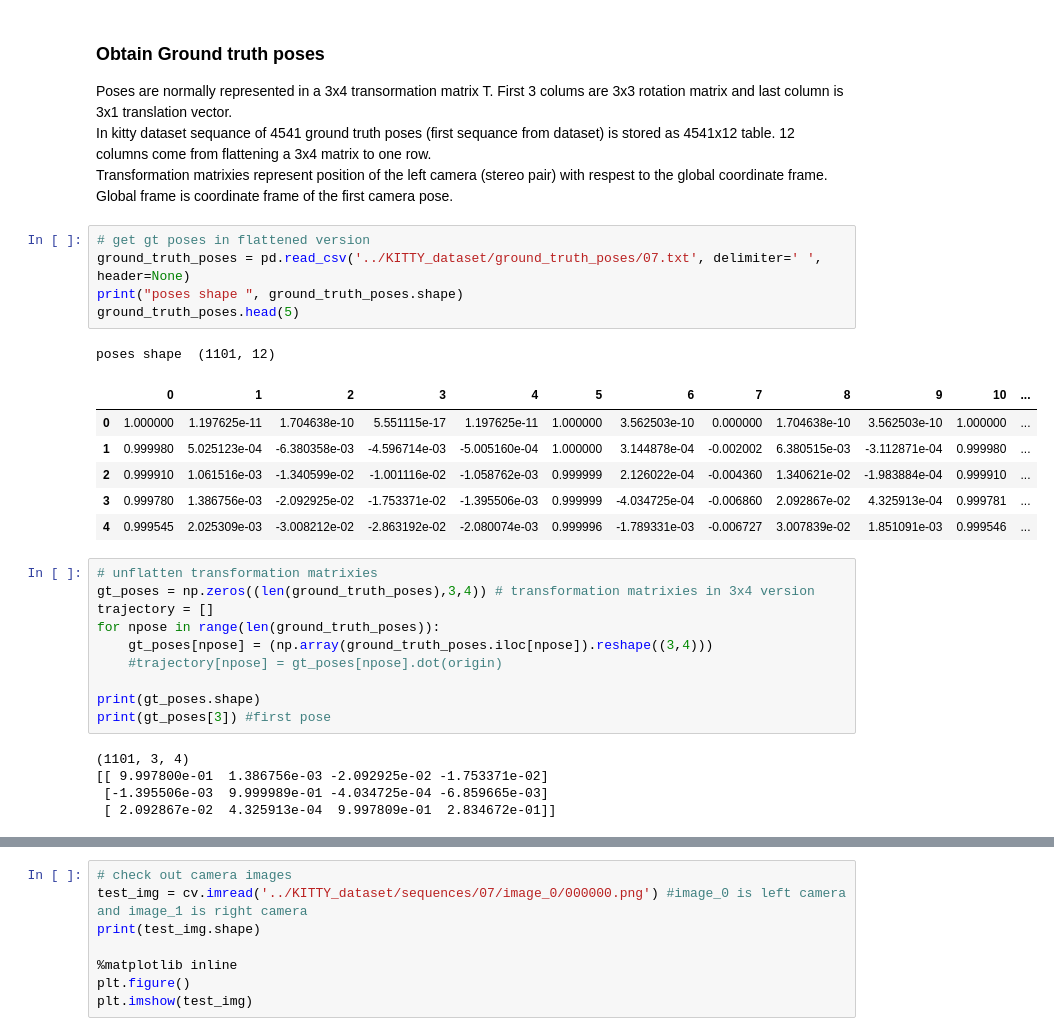
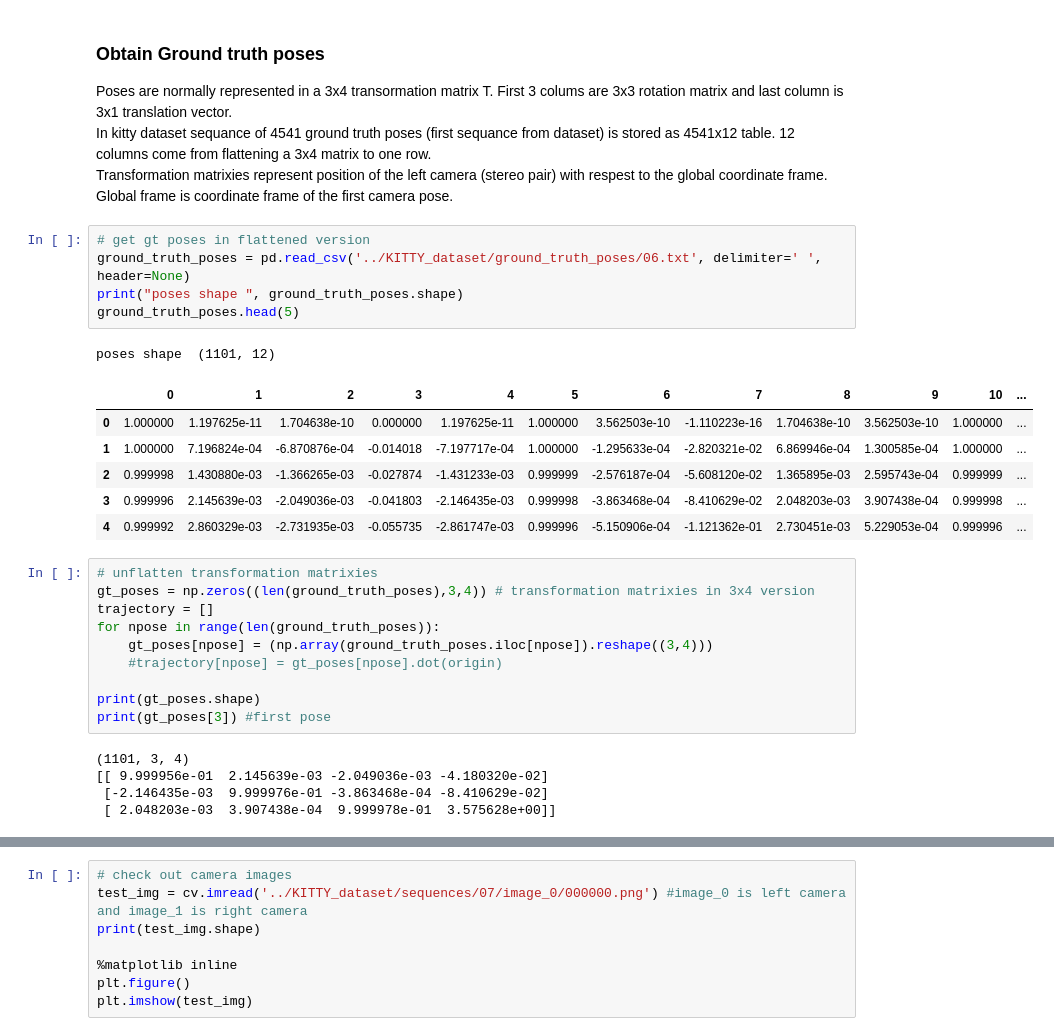
Before and after one commit to DizkiBorsuk/VisualSlam, a Jupyter notebook: visual_slam_py/kitty_analysis.ipynb, the cells around one changed output, grey strips where cells are left out. Saved outputs shown, nothing was run; the diff lists cells and outputs as text.

```diff
--- a/visual_slam_py/kitty_analysis.ipynb
+++ b/visual_slam_py/kitty_analysis.ipynb
@@ -15,17 +15,17 @@ Poses are normally represented in a 3x4 transormation matrix T. First 3 colums a
 In kitty dataset sequance of 4541 ground truth poses (first sequance from dataset) is stored as 4541x12 table. 12 columns come from flattening a 3x4 matrix to one row. <br> Transformation matrixies represent position of the left camera (stereo pair) with respest to the global coordinate frame. Global frame is coordinate frame of the first camera pose.
 # %%
 # get gt poses in flattened version
-ground_truth_poses = pd.read_csv('../KITTY_dataset/ground_truth_poses/07.txt', delimiter=' ', header=None)
+ground_truth_poses = pd.read_csv('../KITTY_dataset/ground_truth_poses/06.txt', delimiter=' ', header=None)
 print("poses shape ", ground_truth_poses.shape)
 ground_truth_poses.head(5)
 # %% [output]
 poses shape  (1101, 12)
 |  | 0 | 1 | 2 | 3 | 4 | 5 | 6 | 7 | 8 | 9 | 10 | ... |
-| 0 | 1.000000 | 1.197625e-11 | 1.704638e-10 | 5.551115e-17 | 1.197625e-11 | 1.000000 | 3.562503e-10 | 0.000000 | 1.704638e-10 | 3.562503e-10 | 1.000000 | ... |
-| 1 | 0.999980 | 5.025123e-04 | -6.380358e-03 | -4.596714e-03 | -5.005160e-04 | 1.000000 | 3.144878e-04 | -0.002002 | 6.380515e-03 | -3.112871e-04 | 0.999980 | ... |
-| 2 | 0.999910 | 1.061516e-03 | -1.340599e-02 | -1.001116e-02 | -1.058762e-03 | 0.999999 | 2.126022e-04 | -0.004360 | 1.340621e-02 | -1.983884e-04 | 0.999910 | ... |
-| 3 | 0.999780 | 1.386756e-03 | -2.092925e-02 | -1.753371e-02 | -1.395506e-03 | 0.999999 | -4.034725e-04 | -0.006860 | 2.092867e-02 | 4.325913e-04 | 0.999781 | ... |
-| 4 | 0.999545 | 2.025309e-03 | -3.008212e-02 | -2.863192e-02 | -2.080074e-03 | 0.999996 | -1.789331e-03 | -0.006727 | 3.007839e-02 | 1.851091e-03 | 0.999546 | ... |
+| 0 | 1.000000 | 1.197625e-11 | 1.704638e-10 | 0.000000 | 1.197625e-11 | 1.000000 | 3.562503e-10 | -1.110223e-16 | 1.704638e-10 | 3.562503e-10 | 1.000000 | ... |
+| 1 | 1.000000 | 7.196824e-04 | -6.870876e-04 | -0.014018 | -7.197717e-04 | 1.000000 | -1.295633e-04 | -2.820321e-02 | 6.869946e-04 | 1.300585e-04 | 1.000000 | ... |
+| 2 | 0.999998 | 1.430880e-03 | -1.366265e-03 | -0.027874 | -1.431233e-03 | 0.999999 | -2.576187e-04 | -5.608120e-02 | 1.365895e-03 | 2.595743e-04 | 0.999999 | ... |
+| 3 | 0.999996 | 2.145639e-03 | -2.049036e-03 | -0.041803 | -2.146435e-03 | 0.999998 | -3.863468e-04 | -8.410629e-02 | 2.048203e-03 | 3.907438e-04 | 0.999998 | ... |
+| 4 | 0.999992 | 2.860329e-03 | -2.731935e-03 | -0.055735 | -2.861747e-03 | 0.999996 | -5.150906e-04 | -1.121362e-01 | 2.730451e-03 | 5.229053e-04 | 0.999996 | ... |
 # %%
 # unflatten transformation matrixies
 gt_poses = np.zeros((len(ground_truth_poses),3,4)) # transformation matrixies in 3x4 version
@@ -38,9 +38,9 @@ print(gt_poses.shape)
 print(gt_poses[3]) #first pose
 # %% [output]
 (1101, 3, 4)
-[[ 9.997800e-01  1.386756e-03 -2.092925e-02 -1.753371e-02]
- [-1.395506e-03  9.999989e-01 -4.034725e-04 -6.859665e-03]
- [ 2.092867e-02  4.325913e-04  9.997809e-01  2.834672e-01]]
+[[ 9.999956e-01  2.145639e-03 -2.049036e-03 -4.180320e-02]
+ [-2.146435e-03  9.999976e-01 -3.863468e-04 -8.410629e-02]
+ [ 2.048203e-03  3.907438e-04  9.999978e-01  3.575628e+00]]
 # %%
 # to calculate camera position relative to global frame we need to have camera frame/camera origin
 camera_origin = np.array([0,0,0,1]) # x,y,z,theta
```
Also changed, not shown: parts of 5 cells of this notebook, 2 other files.
